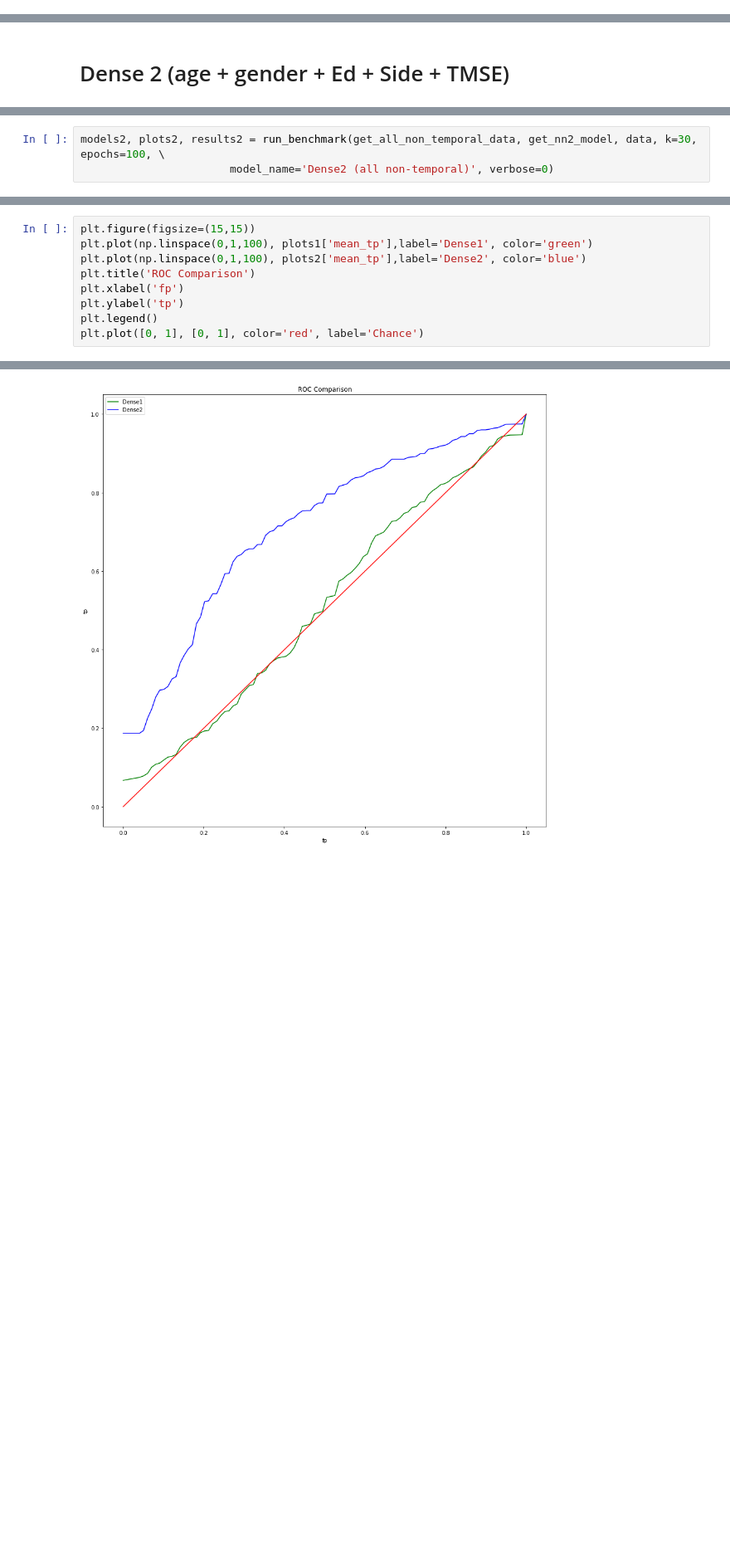
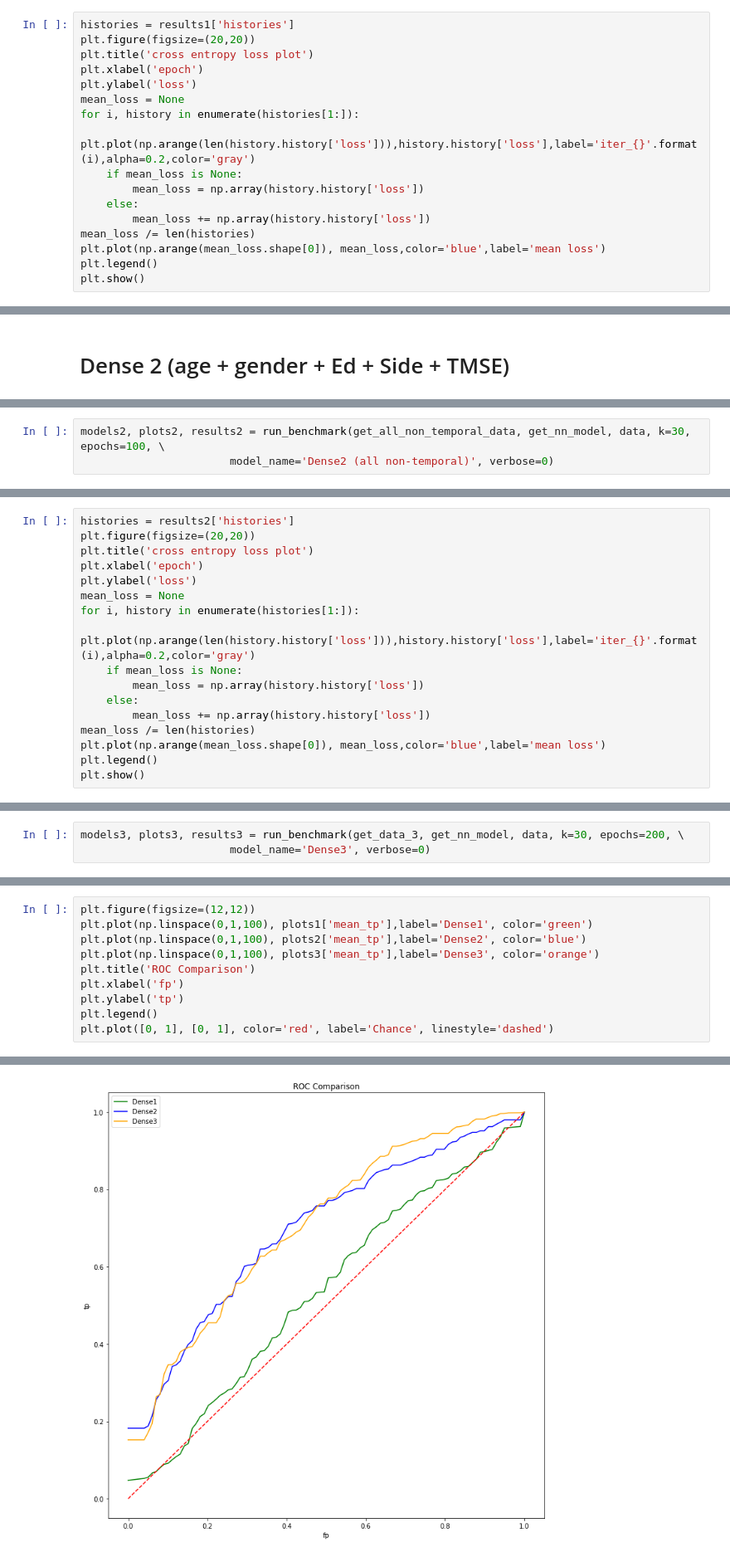
Before and after one commit to p-amonpitakpun/clock-drawing-dnn, a Jupyter notebook: Notebooks/Dai.ipynb, the cells around one changed output, grey strips where cells are left out. Shown at 83% size. Drawn from its saved outputs; the diff is of its cells as text; blank space fills up the shorter version.

```diff
--- a/Notebooks/Dai.ipynb
+++ b/Notebooks/Dai.ipynb
@@ -97,0 +102,17 @@ models1, plots1, results1 = run_benchmark(get_age_gender_data, get_nn_model, dat
+# %%
+histories = results1['histories']
+plt.figure(figsize=(20,20))
+plt.title('cross entropy loss plot')
+plt.xlabel('epoch')
+plt.ylabel('loss')
+mean_loss = None
+for i, history in enumerate(histories[1:]):
+    plt.plot(np.arange(len(history.history['loss'])),history.history['loss'],label='iter_{}'.format(i),alpha=0.2,color='gray')
+    if mean_loss is None:
+        mean_loss = np.array(history.history['loss'])
+    else:
+        mean_loss += np.array(history.history['loss'])
+mean_loss /= len(histories)
+plt.plot(np.arange(mean_loss.shape[0]), mean_loss,color='blue',label='mean loss')
+plt.legend()
+plt.show()
@@ -166,4 +156,4 @@ array([[50.,  1.,  4.,  1., 30.],
 # %%
-models2, plots2, results2 = run_benchmark(get_all_non_temporal_data, get_nn2_model, data, k=30, epochs=100, \
+models2, plots2, results2 = run_benchmark(get_all_non_temporal_data, get_nn_model, data, k=30, epochs=100, \
                        model_name='Dense2 (all non-temporal)', verbose=0)
 # %% [output]
@@ -170,0 +161,17 @@ models2, plots2, results2 = run_benchmark(get_all_non_temporal_data, get_nn2_mod
+# %%
+histories = results2['histories']
+plt.figure(figsize=(20,20))
+plt.title('cross entropy loss plot')
+plt.xlabel('epoch')
+plt.ylabel('loss')
+mean_loss = None
+for i, history in enumerate(histories[1:]):
+    plt.plot(np.arange(len(history.history['loss'])),history.history['loss'],label='iter_{}'.format(i),alpha=0.2,color='gray')
+    if mean_loss is None:
+        mean_loss = np.array(history.history['loss'])
+    else:
+        mean_loss += np.array(history.history['loss'])
+mean_loss /= len(histories)
+plt.plot(np.arange(mean_loss.shape[0]), mean_loss,color='blue',label='mean loss')
+plt.legend()
+plt.show()
@@ -170,0 +231,3 @@ models2, plots2, results2 = run_benchmark(get_all_non_temporal_data, get_nn2_mod
+# %%
+models3, plots3, results3 = run_benchmark(get_data_3, get_nn_model, data, k=30, epochs=200, \
+                       model_name='Dense3', verbose=0)
@@ -171,12 +236,13 @@ models2, plots2, results2 = run_benchmark(get_all_non_temporal_data, get_nn2_mod
 # %%
-plt.figure(figsize=(15,15))
+plt.figure(figsize=(12,12))
 plt.plot(np.linspace(0,1,100), plots1['mean_tp'],label='Dense1', color='green')
 plt.plot(np.linspace(0,1,100), plots2['mean_tp'],label='Dense2', color='blue')
+plt.plot(np.linspace(0,1,100), plots3['mean_tp'],label='Dense3', color='orange')
 plt.title('ROC Comparison')
 plt.xlabel('fp')
 plt.ylabel('tp')
 plt.legend()
-plt.plot([0, 1], [0, 1], color='red', label='Chance')
+plt.plot([0, 1], [0, 1], color='red', label='Chance', linestyle='dashed')
 # %% [output]
 [<matplotlib.lines.Line2D at 0x...>]
-[figure, old version]
+[figure, new version]
```
Also changed, not shown: parts of 12 cells of this notebook, 3 other files.
